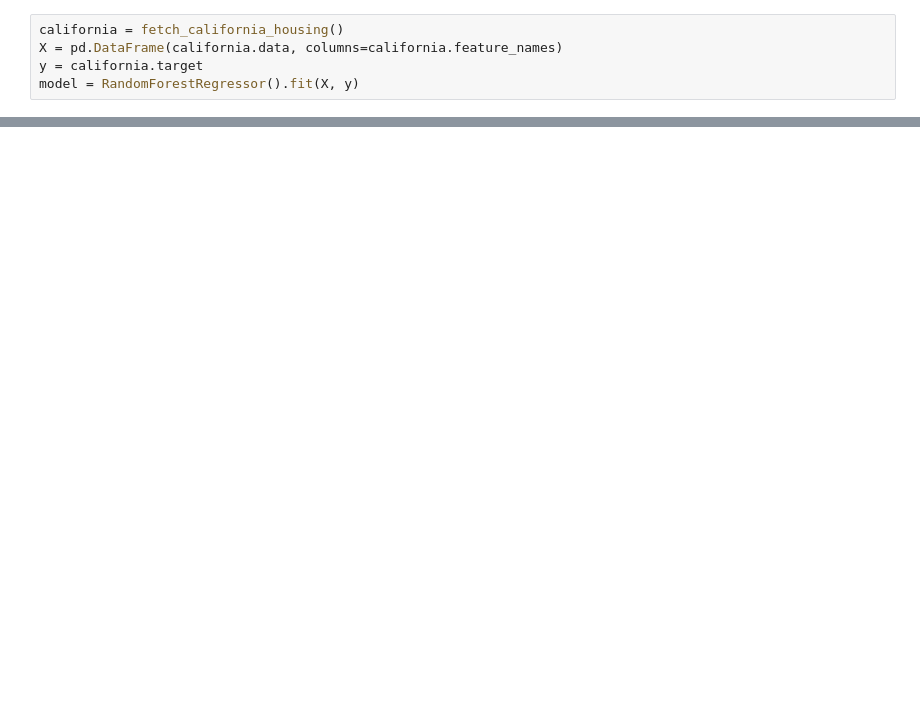
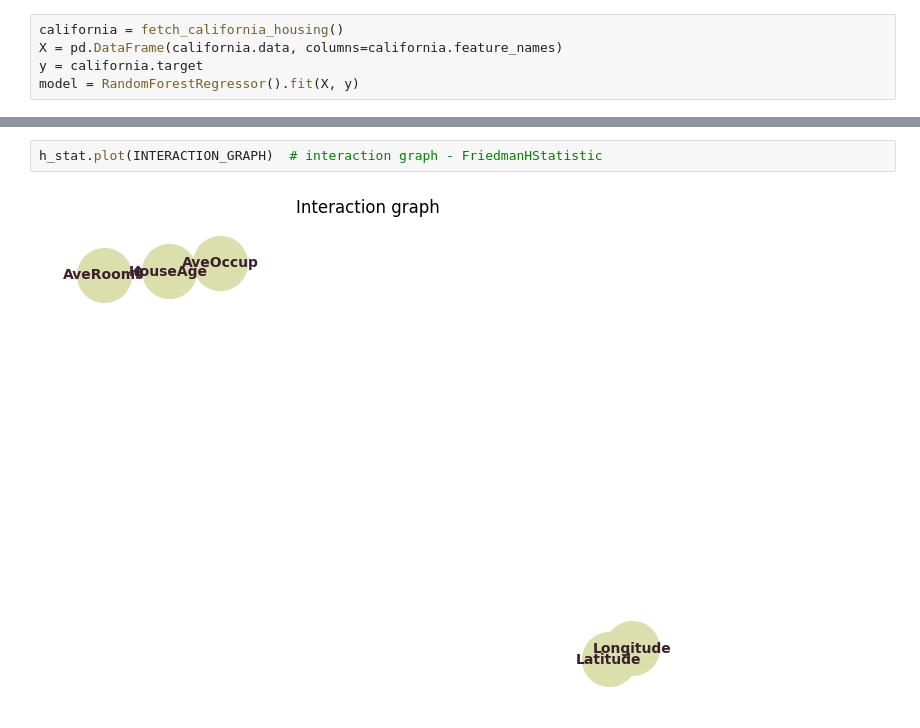
Before and after one commit to pyartemis/artemis, a Jupyter notebook: experiments/h_statistic_experiments.ipynb, the cells around one changed output, grey strips where cells are left out. Drawn from its saved outputs; the diff is of its cells as text; blank space fills up the shorter version.

```diff
--- a/experiments/h_statistic_experiments.ipynb
+++ b/experiments/h_statistic_experiments.ipynb
@@ -18,0 +38,4 @@ vint.plot()
+# %%
+h_stat.plot(INTERACTION_GRAPH)  # interaction graph - FriedmanHStatistic
+# %% [output]
+[figure, added]
```
Also changed, not shown: parts of 12 cells of this notebook, 15 other files.
